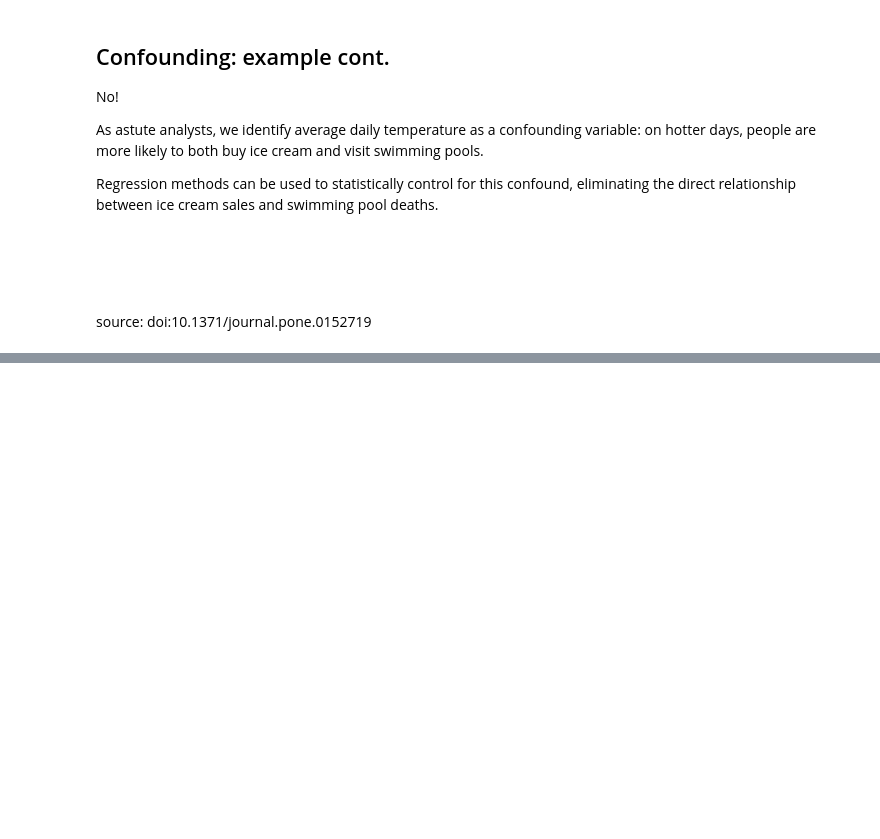
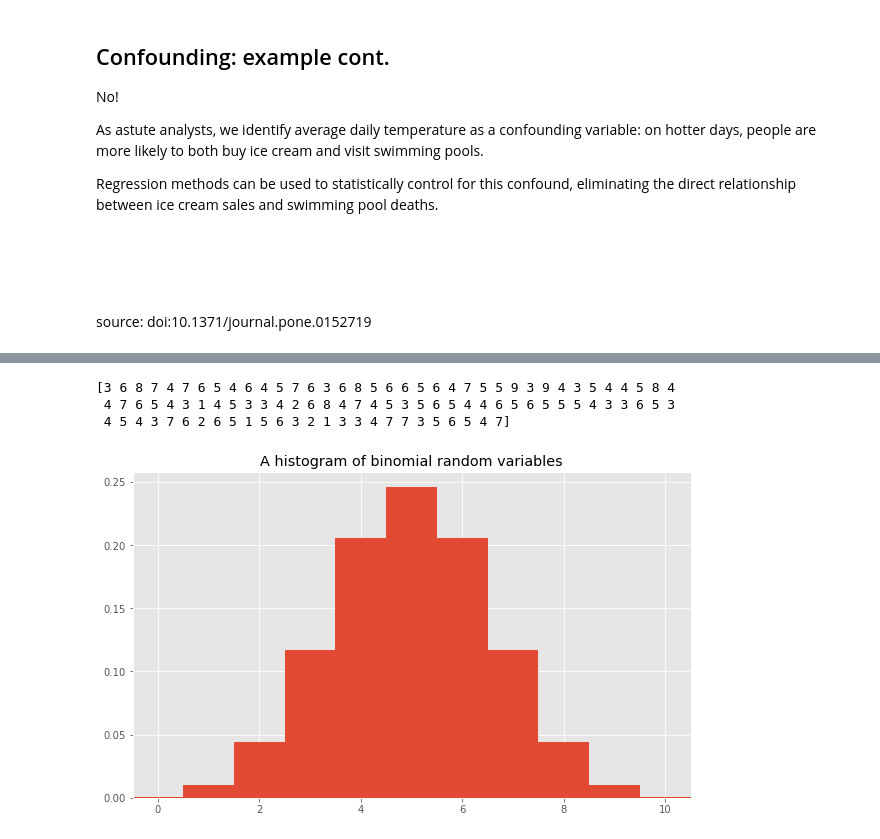
Before and after one commit to datascience-course/2018-datascience-lectures, a Jupyter notebook: 04-intro-desc-stat/DescriptiveStatistics.ipynb, the cells around one changed output, grey strips where cells are left out. Cells and saved outputs as stored; diff of their text form; code cells hidden in the pictures; blank space fills up the shorter version.

```diff
--- a/04-intro-desc-stat/DescriptiveStatistics.ipynb
+++ b/04-intro-desc-stat/DescriptiveStatistics.ipynb
@@ -255,0 +336,17 @@ Inferential statistics attempts to learn about the population that the sample of
+# %%
+p = 0.5
+n = 10
+bin_vars = binom.rvs(n=n,p=p,size=1000000)
+print(bin_vars[:100])
+# %% [output]
+[3 6 8 7 4 7 6 5 4 6 4 5 7 6 3 6 8 5 6 6 5 6 4 7 5 5 9 3 9 4 3 5 4 4 5 8 4
+ 4 7 6 5 4 3 1 4 5 3 3 4 2 6 8 4 7 4 5 3 5 6 5 4 4 6 5 6 5 5 5 4 3 3 6 5 3
+ 4 5 4 3 7 6 2 6 5 1 5 6 3 2 1 3 3 4 7 7 3 5 6 5 4 7]
+# %%
+bins=sc.arange(12)-.5
+plt.hist(bin_vars, bins=bins,normed=True)
+plt.title("A histogram of binomial random variables")
+plt.xlim([-.5,10.5])
+plt.show()
+# %% [output]
+[figure, added]
```
Also changed, not shown: parts of 25 cells of this notebook, 1 other file.
